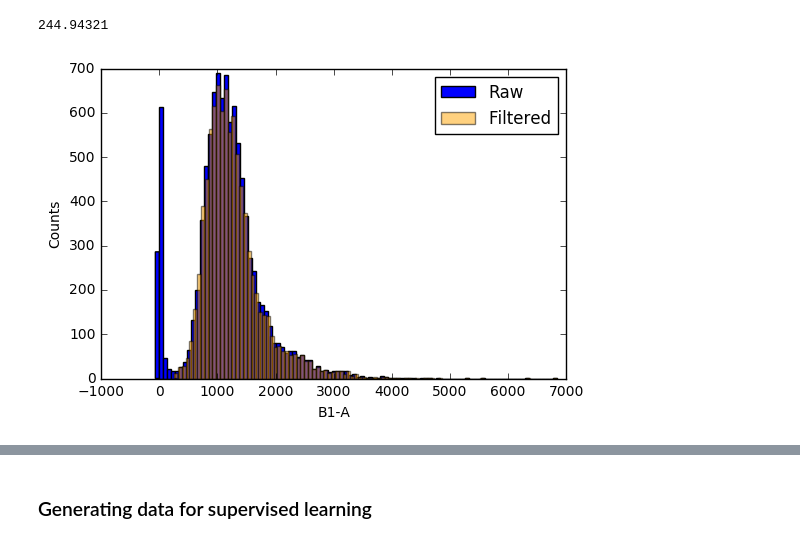
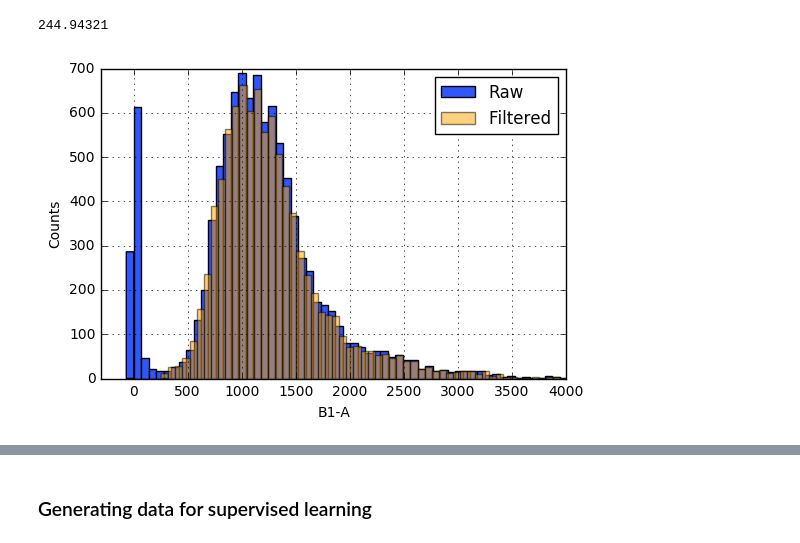
Before and after one commit to jason-ship-it/flow-cytometry_machine-learning, a Jupyter notebook: FlowCytometry-MachineLearningForGating.ipynb, the cells around one changed output, grey strips where cells are left out. Cells and saved outputs as stored; diff of their text form; code cells hidden in the pictures.

```diff
--- a/FlowCytometry-MachineLearningForGating.ipynb
+++ b/FlowCytometry-MachineLearningForGating.ipynb
@@ -103,14 +108,16 @@ noncells["B1-A"].max()
 # %%
 # here's what the manual cleaning did
 data_preprocessed = data[data["Object_Type"] == 1]
-plt.hist(data["B1-A"], bins= 100, label="Raw");
-plt.hist(data_preprocessed["B1-A"], bins= 100, alpha= 0.5, color="orange", label = "Filtered");
+plt.grid()
+plt.hist(data["B1-A"], color="#2F57FF", bins = 100, label="Raw");
+plt.hist(data_preprocessed["B1-A"], bins=100, alpha= 0.5, color="orange", label = "Filtered")
+plt.xlim(-300, 4000)
 plt.ylabel("Counts")
 plt.xlabel("B1-A")
 plt.legend()
 plt.savefig("fig3.png")
 # %% [output]
-[figure, old version]
+[figure, new version]
 # %%
 import seaborn as sns
 
```
Also changed, not shown: parts of 20 cells of this notebook, 9 other files.
